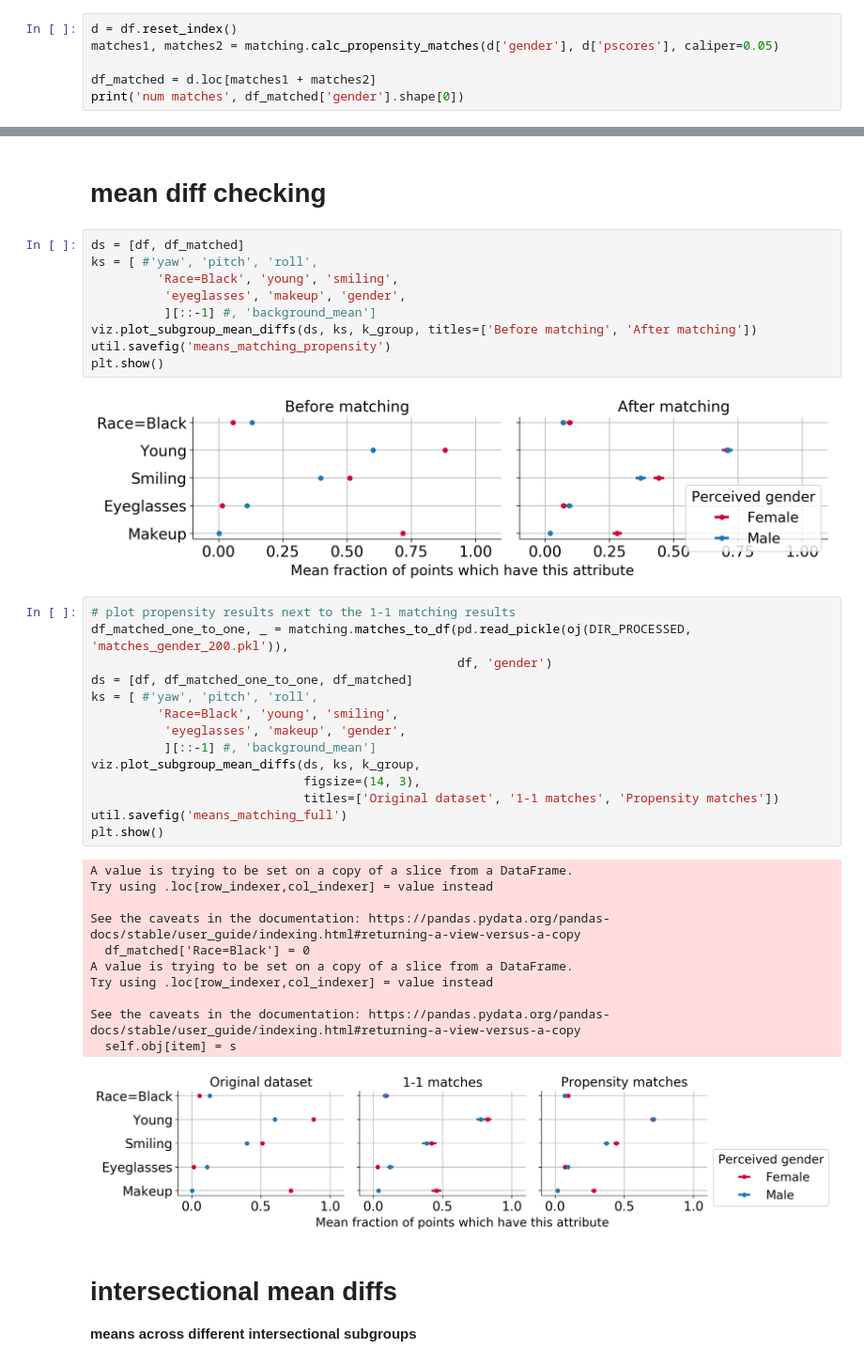
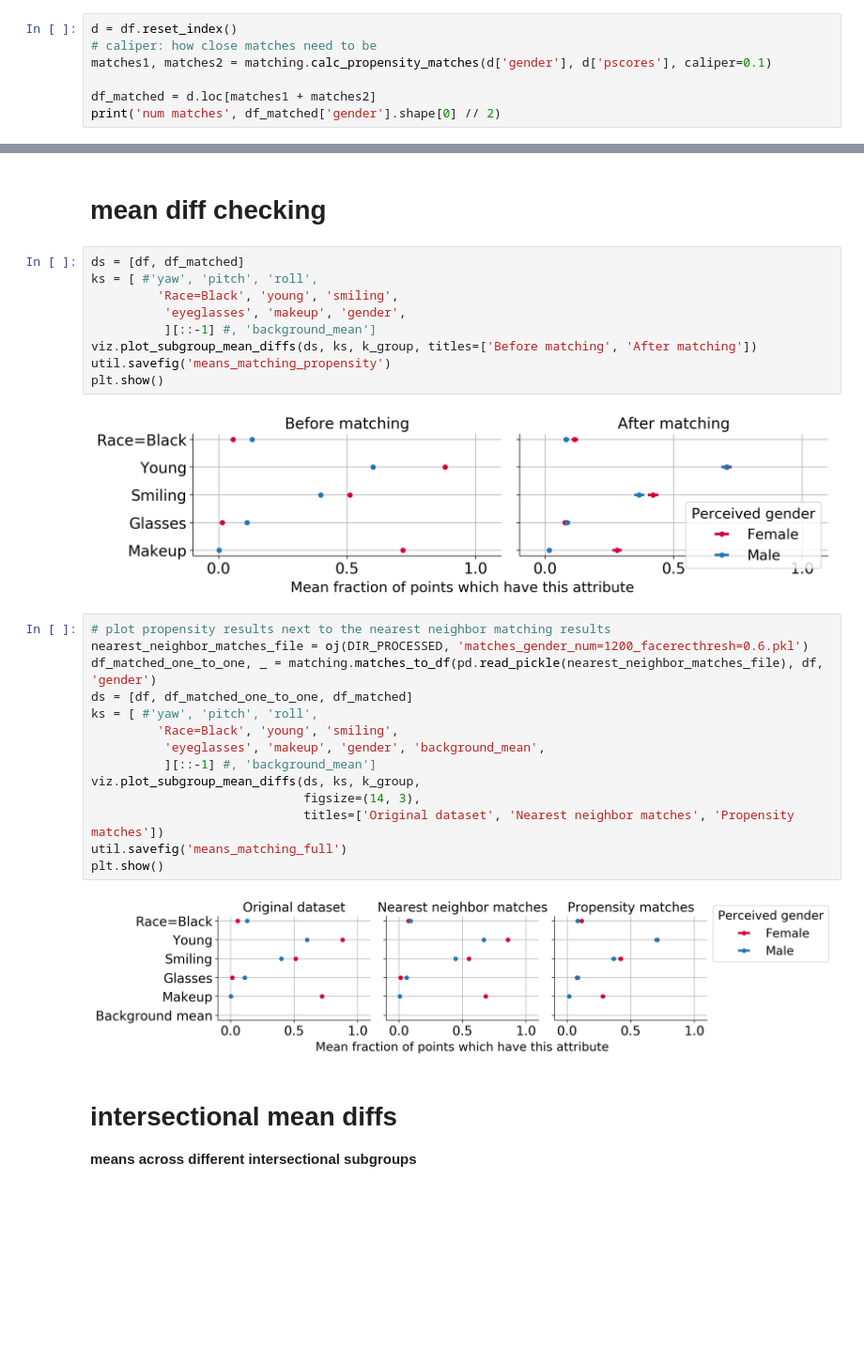
Before and after one commit to csinva/matching-with-gans, a Jupyter notebook: matching_benchmarking/07_propensity_matching.ipynb, the cells around one changed output, grey strips where cells are left out. Shown at 94% size. Cells and saved outputs as stored; diff of their text form; blank space fills up the shorter version.

Commit message:
recompute more matches

```diff
--- a/matching_benchmarking/07_propensity_matching.ipynb
+++ b/matching_benchmarking/07_propensity_matching.ipynb
@@ -59,7 +61,8 @@ Accuracy 0.98
 # %%
 d = df.reset_index()
-matches1, matches2 = matching.calc_propensity_matches(d['gender'], d['pscores'], caliper=0.05)
+# caliper: how close matches need to be
+matches1, matches2 = matching.calc_propensity_matches(d['gender'], d['pscores'], caliper=0.1)
 
 df_matched = d.loc[matches1 + matches2]
-print('num matches', df_matched['gender'].shape[0])
+print('num matches', df_matched['gender'].shape[0] // 2)
 # %% [output]
@@ -76,33 +79,23 @@ viz.plot_subgroup_mean_diffs(ds, ks, k_group, titles=['Before matching', 'After
 util.savefig('means_matching_propensity')
 plt.show()
 # %% [output]
-[figure, old version]
+[figure, new version]
 # %%
-# plot propensity results next to the 1-1 matching results
-df_matched_one_to_one, _ = matching.matches_to_df(pd.read_pickle(oj(DIR_PROCESSED, 'matches_gender_200.pkl')),
-                                                  df, 'gender')
+# plot propensity results next to the nearest neighbor matching results
+nearest_neighbor_matches_file = oj(DIR_PROCESSED, 'matches_gender_num=1200_facerecthresh=0.6.pkl')
+df_matched_one_to_one, _ = matching.matches_to_df(pd.read_pickle(nearest_neighbor_matches_file), df, 'gender')
 ds = [df, df_matched_one_to_one, df_matched]
 ks = [ #'yaw', 'pitch', 'roll',
          'Race=Black', 'young', 'smiling',
-          'eyeglasses', 'makeup', 'gender',
+          'eyeglasses', 'makeup', 'gender', 'background_mean',
           ][::-1] #, 'background_mean']
 viz.plot_subgroup_mean_diffs(ds, ks, k_group,
                              figsize=(14, 3),
-                             titles=['Original dataset', '1-1 matches', 'Propensity matches'])
+                             titles=['Original dataset', 'Nearest neighbor matches', 'Propensity matches'])
 util.savefig('means_matching_full')
 plt.show()
 # %% [output]
-A value is trying to be set on a copy of a slice from a DataFrame.
-Try using .loc[row_indexer,col_indexer] = value instead
-
-See the caveats in the documentation: https://pandas.pydata.org/pandas-docs/stable/user_guide/indexing.html#returning-a-view-versus-a-copy
-  df_matched['Race=Black'] = 0
-A value is trying to be set on a copy of a slice from a DataFrame.
-Try using .loc[row_indexer,col_indexer] = value instead
-
-See the caveats in the documentation: https://pandas.pydata.org/pandas-docs/stable/user_guide/indexing.html#returning-a-view-versus-a-copy
-  self.obj[item] = s
-[figure, old version]
+[figure, new version]
 # %% [markdown]
 # intersectional mean diffs
 **means across different intersectional subgroups**
```
Also changed, not shown: parts of 3 cells of this notebook, 11 other files.
